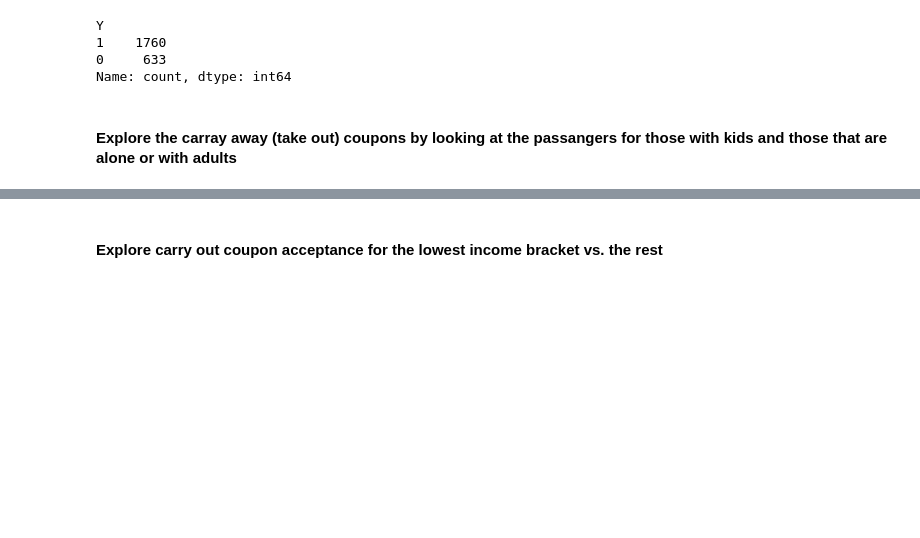
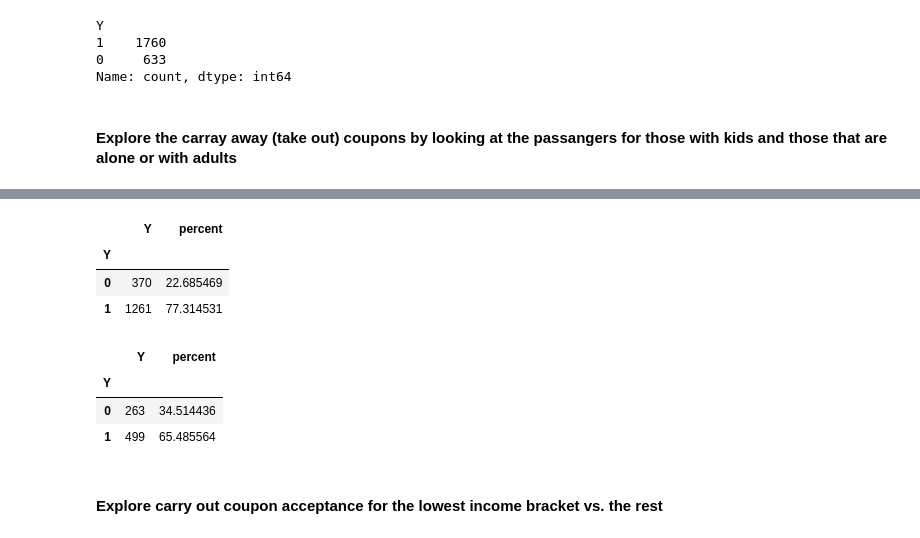
Before and after one commit to kesavan2017/ucbe-AIML-practical-application-51, a Jupyter notebook: prompt.ipynb, the cells around one changed output, grey strips where cells are left out. Drawn from its saved outputs; the diff is of its cells as text; code cells hidden in the pictures; blank space fills up the shorter version.

```diff
--- a/prompt.ipynb
+++ b/prompt.ipynb
@@ -627,2 +632,22 @@ Name: count, dtype: int64
+# %%
+#destination 	 ['No Urgent Place' 'Home' 'Work']
+
+#Independent Exploration - carry away coupon - Use Case 2 :  Acceptance rates of Drivers drving home as a destination compared to those goine to Work
+df_carryaway_destination_not_work = df_carry_away_coupon.query('(destination == "No Urgent Place" or destination == "Home")').groupby(['Y'])[['Y']].count()
+df_carryaway_destination_not_work['percent'] = (df_carryaway_destination_not_work['Y']/df_carryaway_destination_not_work.Y.sum())*100
+display (df_carryaway_destination_not_work)
+
+df_carryaway_destination_work = df_carry_away_coupon.query('(destination == "Work")').groupby(['Y'])[['Y']].count()
+df_carryaway_destination_work['percent'] = (df_carryaway_destination_work['Y']/df_carryaway_destination_work.Y.sum())*100
+display (df_carryaway_destination_work)
+# %% [output]
+|  | Y | percent |
+| Y |  |  |
+| 0 | 370 | 22.685469 |
+| 1 | 1261 | 77.314531 |
+|  | Y | percent |
+| Y |  |  |
+| 0 | 263 | 34.514436 |
+| 1 | 499 | 65.485564 |
 # %% [markdown]
 #### Explore carry out coupon acceptance for the lowest income bracket vs. the rest
```
Also changed, not shown: parts of 8 cells of this notebook.
